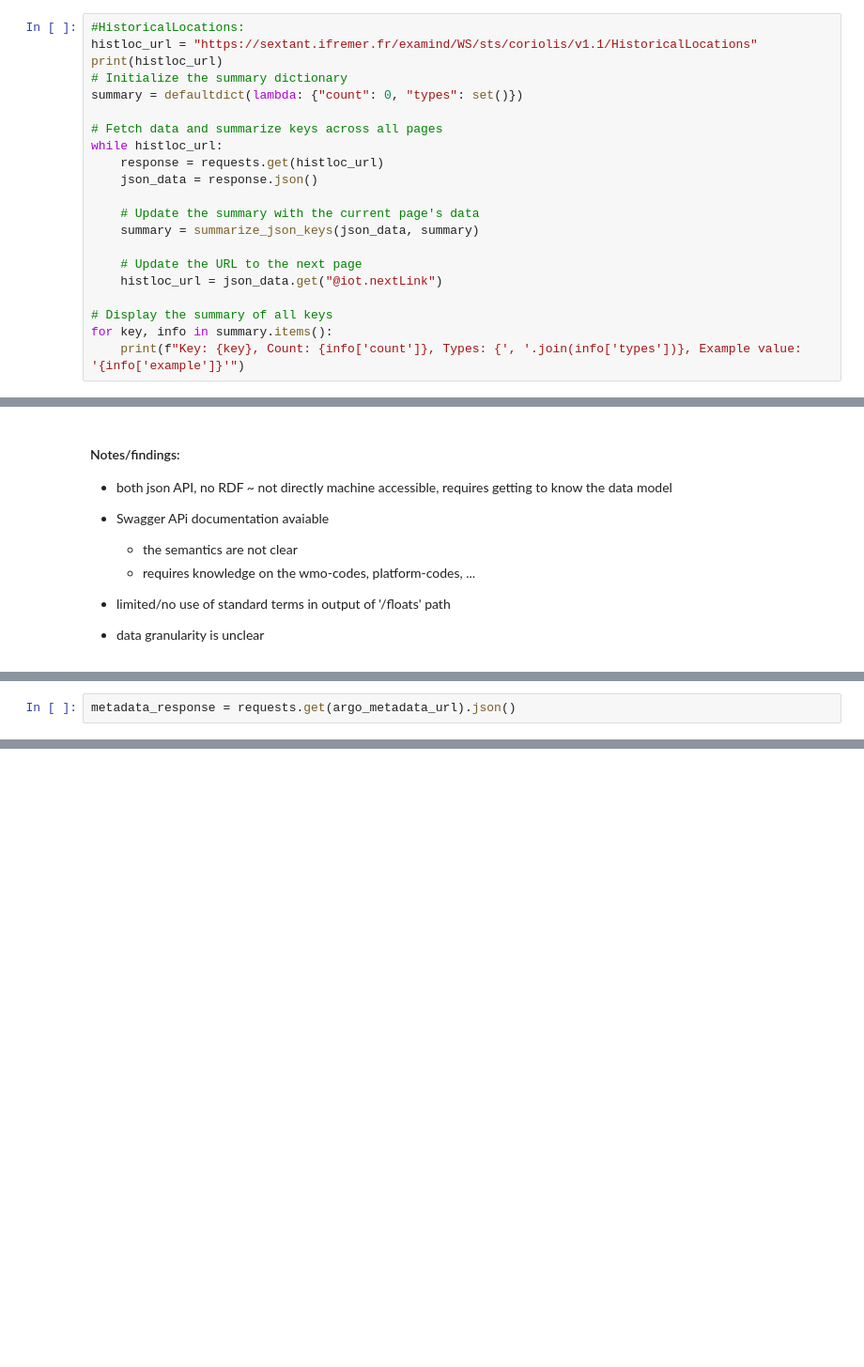
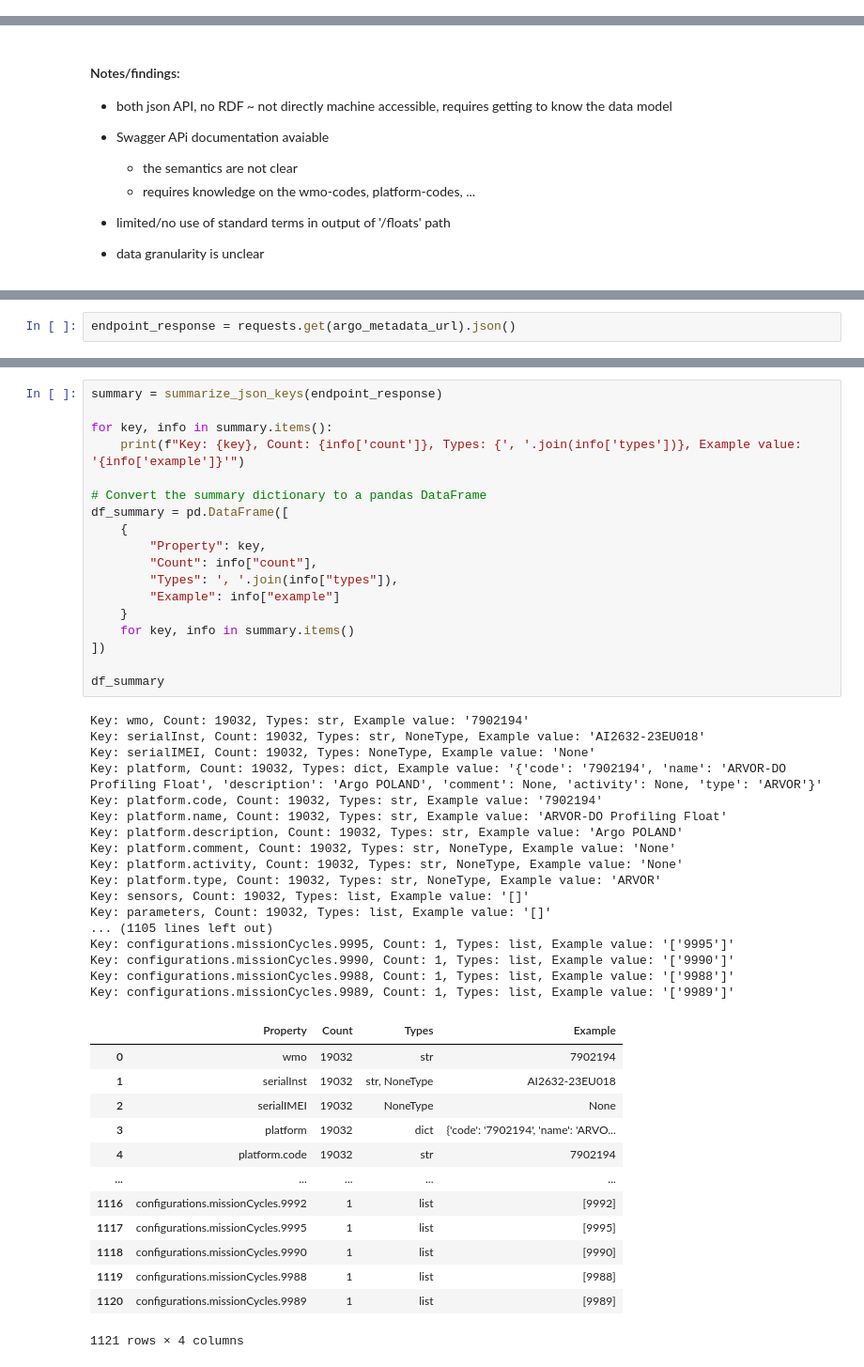
Before and after one commit to vliz-be-opsci/george-analysis, a Jupyter notebook: notebooks/ARGO-jsonAPIs.ipynb, the cells around one changed output, grey strips where cells are left out. Shown at 94% size. Saved outputs shown, nothing was run; the diff lists cells and outputs as text; blank space fills up the shorter version.

Commit message:
Add props & counts for other ARGO json APIs

```diff
--- a/notebooks/ARGO-jsonAPIs.ipynb
+++ b/notebooks/ARGO-jsonAPIs.ipynb
@@ -364,21 +5,0 @@ Key: value, Count: 10, Types: list, Example value: '[{'name': '38127577', 'encod
-# %%
-#HistoricalLocations:
-histloc_url = "https://sextant.ifremer.fr/examind/WS/sts/coriolis/v1.1/HistoricalLocations"
-print(histloc_url)
-# Initialize the summary dictionary
-summary = defaultdict(lambda: {"count": 0, "types": set()})
-
-# Fetch data and summarize keys across all pages
-while histloc_url:
-    response = requests.get(histloc_url)
-    json_data = response.json()
-
-    # Update the summary with the current page's data
-    summary = summarize_json_keys(json_data, summary)
-
-    # Update the URL to the next page
-    histloc_url = json_data.get("@iot.nextLink")
-
-# Display the summary of all keys
-for key, info in summary.items():
-    print(f"Key: {key}, Count: {info['count']}, Types: {', '.join(info['types'])}, Example value: '{info['example']}'")
@@ -402,2 +56,2 @@ argo_data_url = "https://fleetmonitoring.euro-argo.eu"
 # %%
-metadata_response = requests.get(argo_metadata_url).json()
+endpoint_response = requests.get(argo_metadata_url).json()
@@ -407,0 +65,49 @@ metadata_response[10]
+# %%
+summary = summarize_json_keys(endpoint_response)
+
+for key, info in summary.items():
+    print(f"Key: {key}, Count: {info['count']}, Types: {', '.join(info['types'])}, Example value: '{info['example']}'")
+
+# Convert the summary dictionary to a pandas DataFrame
+df_summary = pd.DataFrame([
+    {
+        "Property": key,
+        "Count": info["count"],
+        "Types": ', '.join(info["types"]),
+        "Example": info["example"]
+    }
+    for key, info in summary.items()
+])
+
+df_summary
+# %% [output]
+Key: wmo, Count: 19032, Types: str, Example value: '7902194'
+Key: serialInst, Count: 19032, Types: str, NoneType, Example value: 'AI2632-23EU018'
+Key: serialIMEI, Count: 19032, Types: NoneType, Example value: 'None'
+Key: platform, Count: 19032, Types: dict, Example value: '{'code': '7902194', 'name': 'ARVOR-DO Profiling Float', 'description': 'Argo POLAND', 'comment': None, 'activity': None, 'type': 'ARVOR'}'
+Key: platform.code, Count: 19032, Types: str, Example value: '7902194'
+Key: platform.name, Count: 19032, Types: str, Example value: 'ARVOR-DO Profiling Float'
+Key: platform.description, Count: 19032, Types: str, Example value: 'Argo POLAND'
+Key: platform.comment, Count: 19032, Types: str, NoneType, Example value: 'None'
+Key: platform.activity, Count: 19032, Types: str, NoneType, Example value: 'None'
+Key: platform.type, Count: 19032, Types: str, NoneType, Example value: 'ARVOR'
+Key: sensors, Count: 19032, Types: list, Example value: '[]'
+Key: parameters, Count: 19032, Types: list, Example value: '[]'
+... (1105 lines left out)
+Key: configurations.missionCycles.9995, Count: 1, Types: list, Example value: '['9995']'
+Key: configurations.missionCycles.9990, Count: 1, Types: list, Example value: '['9990']'
+Key: configurations.missionCycles.9988, Count: 1, Types: list, Example value: '['9988']'
+Key: configurations.missionCycles.9989, Count: 1, Types: list, Example value: '['9989']'
+|  | Property | Count | Types | Example |
+| 0 | wmo | 19032 | str | 7902194 |
+| 1 | serialInst | 19032 | str, NoneType | AI2632-23EU018 |
+| 2 | serialIMEI | 19032 | NoneType | None |
+| 3 | platform | 19032 | dict | {'code': '7902194', 'name': 'ARVO... |
+| 4 | platform.code | 19032 | str | 7902194 |
+| ... | ... | ... | ... | ... |
+| 1116 | configurations.missionCycles.9992 | 1 | list | [9992] |
+| 1117 | configurations.missionCycles.9995 | 1 | list | [9995] |
+| 1118 | configurations.missionCycles.9990 | 1 | list | [9990] |
+| 1119 | configurations.missionCycles.9988 | 1 | list | [9988] |
+| 1120 | configurations.missionCycles.9989 | 1 | list | [9989] |
+1121 rows × 4 columns
```
Also changed, not shown: parts of 45 cells of this notebook, 4 other files.
